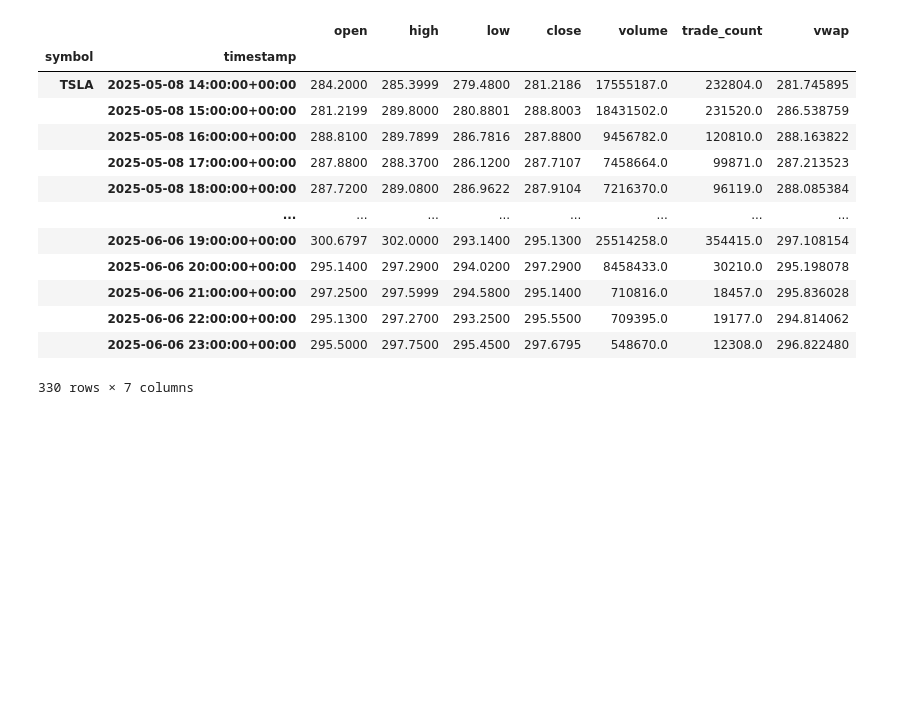
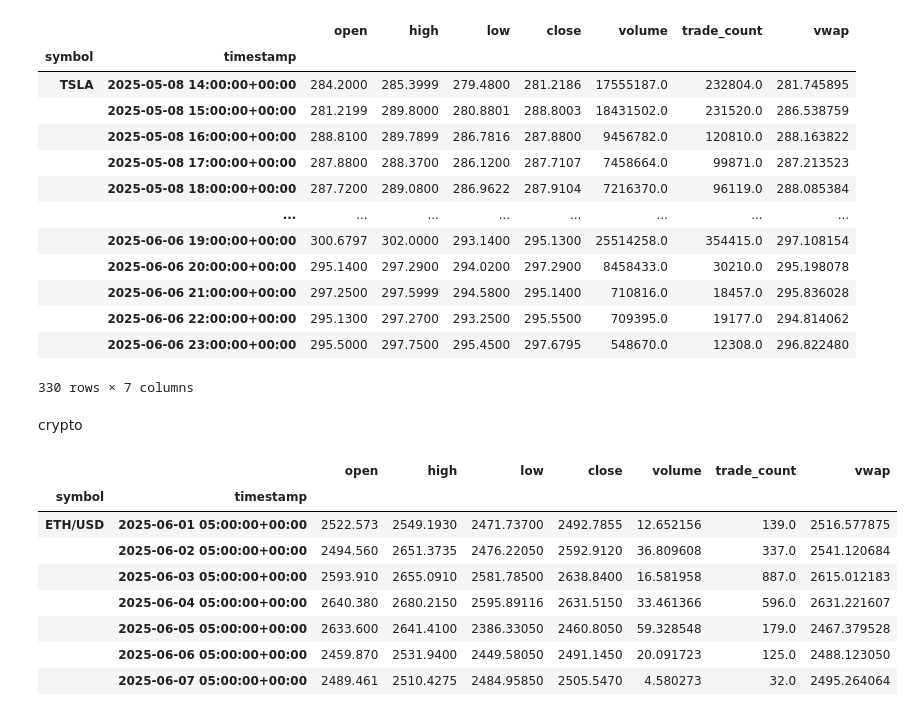
Before and after one commit to sunilsala88/batch-31, a Jupyter notebook: 14_broker api/history.ipynb, the cells around one changed output. Drawn from its saved outputs; the diff is of its cells as text; code cells hidden in the pictures; blank space fills up the shorter version.

```diff
--- a/14_broker api/history.ipynb
+++ b/14_broker api/history.ipynb
@@ -50,3 +50,32 @@ history1
 |  | 2025-06-06 22:00:00+00:00 | 295.1300 | 297.2700 | 293.2500 | 295.5500 | 709395.0 | 19177.0 | 294.814062 |
 |  | 2025-06-06 23:00:00+00:00 | 295.5000 | 297.7500 | 295.4500 | 297.6795 | 548670.0 | 12308.0 | 296.822480 |
 330 rows × 7 columns
+# %% [markdown]
+crypto
+# %%
+from alpaca.data.historical.crypto import CryptoHistoricalDataClient
+from alpaca.data.requests import CryptoBarsRequest
+from alpaca.data.timeframe import TimeFrame, TimeFrameUnit
+
+crypto_historical_data_client = CryptoHistoricalDataClient()
+current_time=dt.now(timez_zone)
+req = CryptoBarsRequest(
+    symbol_or_symbols = 'ETH/USD',
+    timeframe=TimeFrame(amount = 1, unit = TimeFrameUnit.Day), # specify timeframe
+    start = current_time-dt.duration(days=7),                          # specify start datetime, default=the beginning of the current day.
+    end_date=current_time#-dt.duration(days=10),                                       # specify end datetime, default=now
+    # limit = 2,                                               # specify limit
+)
+
+history_df2=crypto_historical_data_client.get_crypto_bars(req).df
+history_df2
+# %% [output]
+|  |  | open | high | low | close | volume | trade_count | vwap |
+| symbol | timestamp |  |  |  |  |  |  |  |
+| ETH/USD | 2025-06-01 05:00:00+00:00 | 2522.573 | 2549.1930 | 2471.73700 | 2492.7855 | 12.652156 | 139.0 | 2516.577875 |
+|  | 2025-06-02 05:00:00+00:00 | 2494.560 | 2651.3735 | 2476.22050 | 2592.9120 | 36.809608 | 337.0 | 2541.120684 |
+|  | 2025-06-03 05:00:00+00:00 | 2593.910 | 2655.0910 | 2581.78500 | 2638.8400 | 16.581958 | 887.0 | 2615.012183 |
+|  | 2025-06-04 05:00:00+00:00 | 2640.380 | 2680.2150 | 2595.89116 | 2631.5150 | 33.461366 | 596.0 | 2631.221607 |
+|  | 2025-06-05 05:00:00+00:00 | 2633.600 | 2641.4100 | 2386.33050 | 2460.8050 | 59.328548 | 179.0 | 2467.379528 |
+|  | 2025-06-06 05:00:00+00:00 | 2459.870 | 2531.9400 | 2449.58050 | 2491.1450 | 20.091723 | 125.0 | 2488.123050 |
+|  | 2025-06-07 05:00:00+00:00 | 2489.461 | 2510.4275 | 2484.95850 | 2505.5470 | 4.580273 | 32.0 | 2495.264064 |
```
Also changed, not shown: parts of 3 cells of this notebook.
